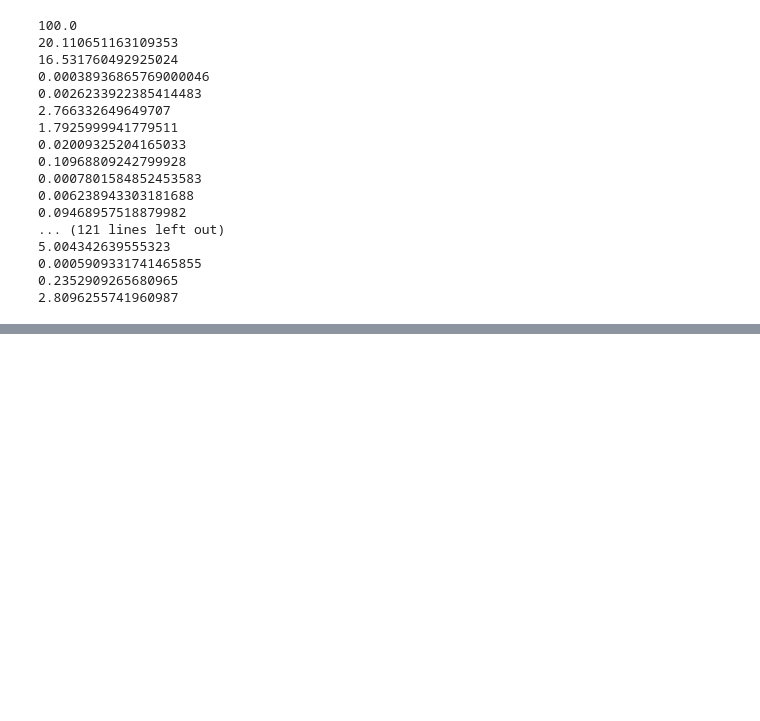
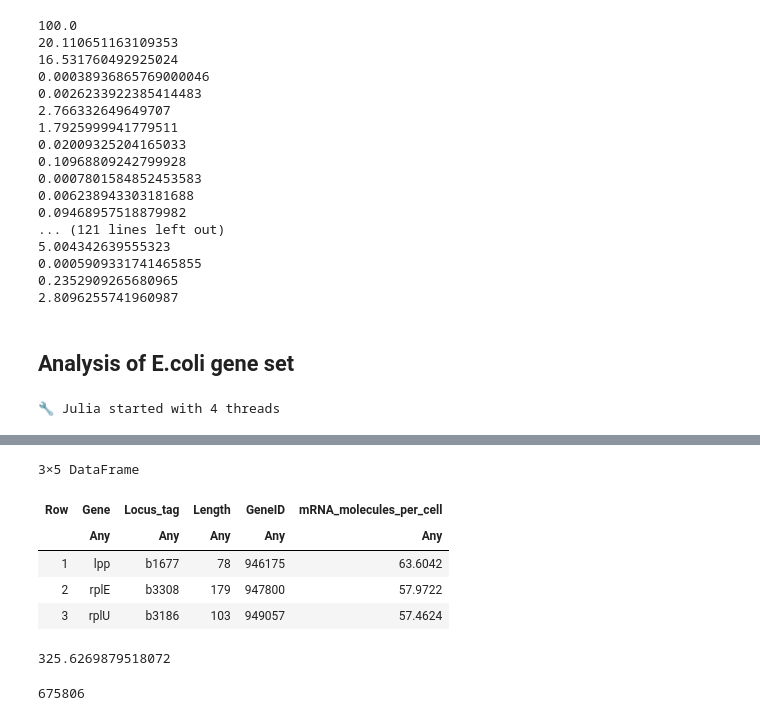
Before and after one commit to arnav-upadhyay/koshikAI-tl, a Jupyter notebook: src/figures.ipynb, the cells around one changed output, grey strips where cells are left out. Drawn from its saved outputs; the diff is of its cells as text; code cells hidden in the pictures; blank space fills up the shorter version.

Commit message:
Analysis of E.coli gene set in figures.ipynb

```diff
--- a/src/figures.ipynb
+++ b/src/figures.ipynb
@@ -134,3 +134,13 @@ end
 0.0005909331741465855
 0.2352909265680965
 2.8096255741960987
+# %% [markdown]
+## Analysis of E.coli gene set
+# %%
+include("packages.jl")
+
+# Load data
+mRNA_copy_numbers	= to_DataFrame(readmatrix("../data/input/mRNA_copy_numbers.xlsx", "mRNA_copy_number", "A1:E2472"))
+first(mRNA_copy_numbers,3)
+# %% [output]
+🔧 Julia started with 4 threads
@@ -136,0 +148,14 @@ end
+3×5 DataFrame
+| Row | Gene | Locus_tag | Length | GeneID | mRNA_molecules_per_cell |
+|  | Any | Any | Any | Any | Any |
+| 1 | lpp | b1677 | 78 | 946175 | 63.6042 |
+| 2 | rplE | b3308 | 179 | 947800 | 57.9722 |
+| 3 | rplU | b3186 | 103 | 949057 | 57.4624 |
+# %%
+mean(skipmissing(mRNA_copy_numbers.Length))
+# %% [output]
+325.6269879518072
+# %%
+sum(skipmissing(mRNA_copy_numbers.Length))+130
+# %% [output]
+675806
```
Also changed, not shown: parts of 1 cell of this notebook.
